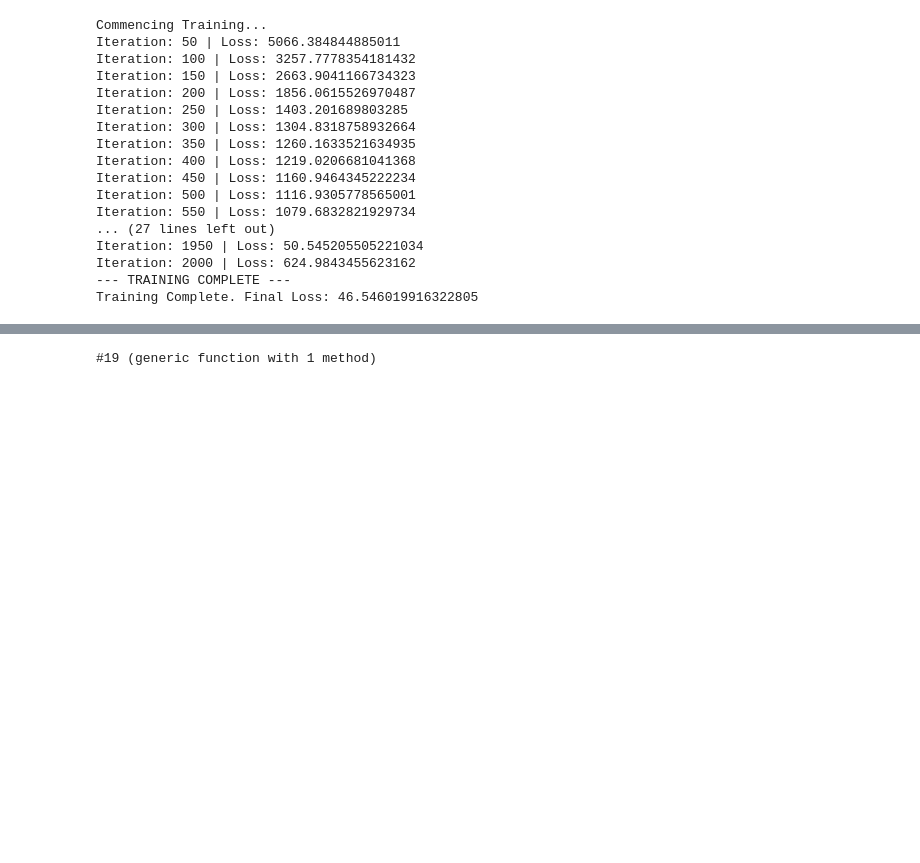
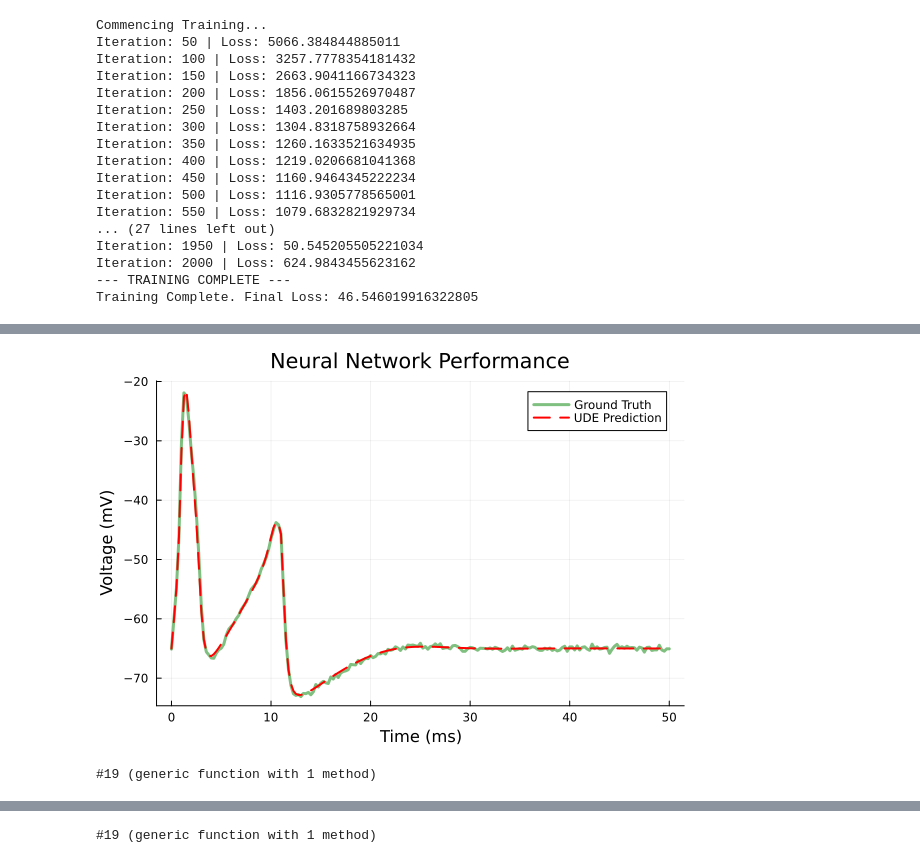
Before and after one commit to Nirbhay0007/Neural_Spiking_Dynamics, a Jupyter notebook: phase3_UDE_framewrok.ipynb, the cells around one changed output, grey strips where cells are left out. Saved outputs shown, nothing was run; the diff lists cells and outputs as text; code cells hidden in the pictures; blank space fills up the shorter version.

```diff
--- a/phase3_UDE_framewrok.ipynb
+++ b/phase3_UDE_framewrok.ipynb
@@ -261,0 +276,27 @@ Training Complete. Final Loss: 46.546019916322805
+# %%
+
+final_sol = predict_ude(res.u)
+
+p2 = plot(t_train, data_V, label="Ground Truth", lw=3, alpha=0.5, color=:green)
+plot!(p2, final_sol.t, final_sol[1,:], label="UDE Prediction", lw=2, color=:red, linestyle=:dash)
+title!(p2, "Neural Network Performance")
+xlabel!("Time (ms)")
+ylabel!("Voltage (mV)")
+display(p2)
+# %% [output]
+[figure, added]
+# %%
+ losses_phase2    = []
+
+callback_phase2 = function (p, l)
+    push!(losses_phase2, l)
+
+    if length(losses_phase2) % 50 == 0
+        current_iter = length(losses) + length(losses_phase2)
+        println("Total iteration : $current_iter | Phase 2 LOSS : $l")
+    end
+
+    return false
+end
+# %% [output]
+#19 (generic function with 1 method)
```
Also changed, not shown: parts of 12 cells of this notebook.
